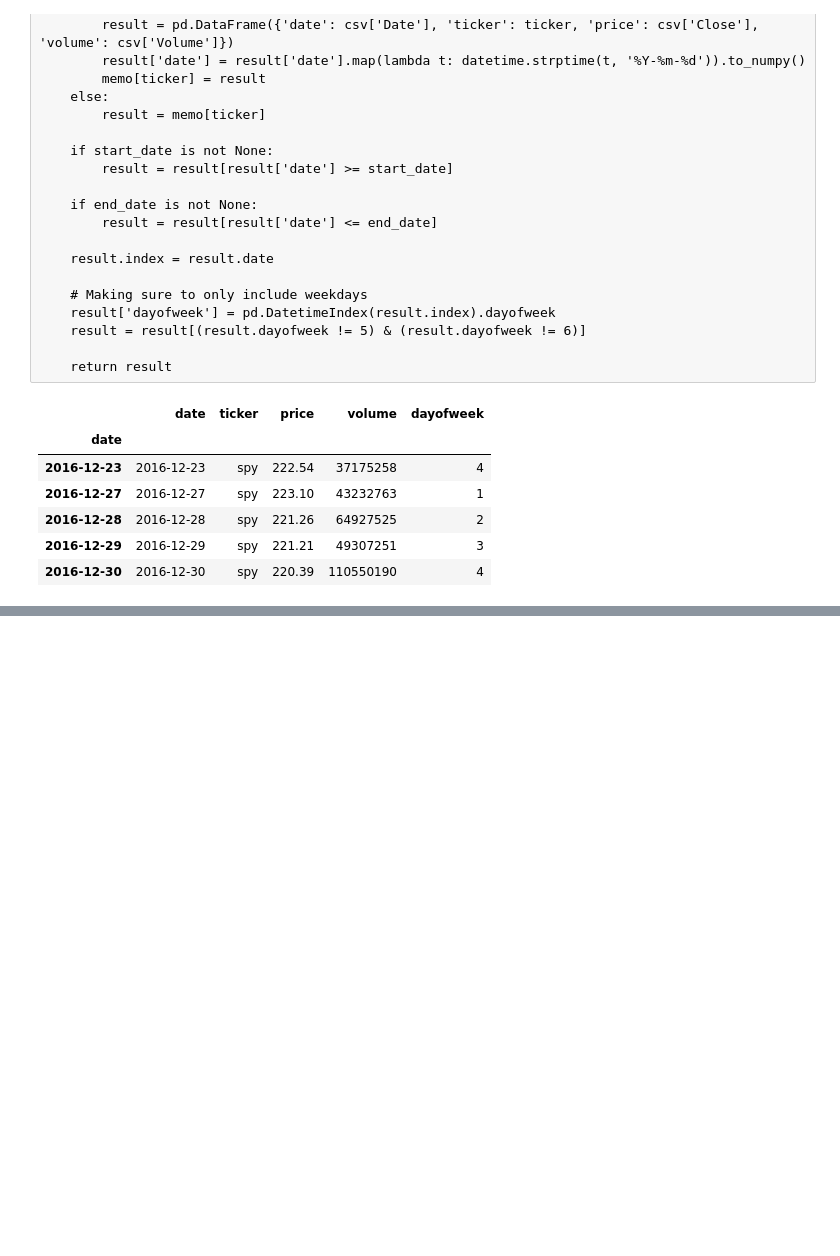
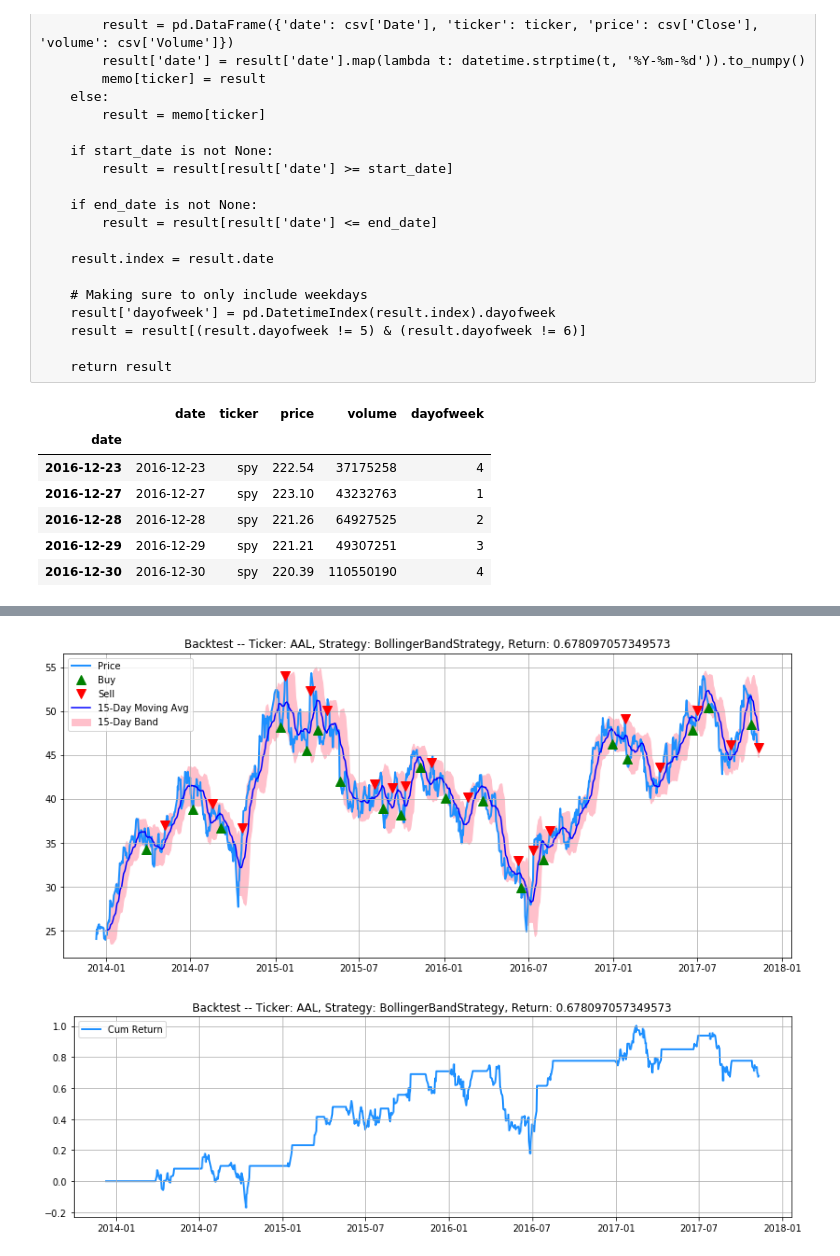
Before and after one commit to aramian-wasielak/trading-strategies, a Jupyter notebook: notebooks/Basic-Strategies.ipynb, the cells around one changed output, grey strips where cells are left out. Cells and saved outputs as stored; diff of their text form; code cells hidden in the pictures; blank space fills up the shorter version.

```diff
--- a/notebooks/Basic-Strategies.ipynb
+++ b/notebooks/Basic-Strategies.ipynb
@@ -820,17 +259,0 @@ KeyboardInterrupt:
-# %%
-start_time = datetime.now()
-print(start_time)
-
-params = [[SimpleMovingAvgCrossOverStrategy, BollingerBandStrategy],
-          [SimpleMovingAvgConfigGrid, BollingerBandConfigGrid],
-          [None, 3]]
-
-results = []
-for ticker in tqdm(tickers):
-    for strategy, config, num_runs in zip(*params):
-        print(ticker, strategy.__name__, config)
-        backtest_search = BacktestParamSearch(strategy, ticker, config, num_runs)
-        for b in backtest_search.run():
-            results.append([ticker, strategy.__name__, *b])
-
-print(datetime.now() - start_time)
@@ -956,0 +741,3 @@ if __name__ == "__main__":
+# %%
+r = returns.sort_values(by='sharpe', ascending=False)
+r.head()
@@ -956,0 +751,8 @@ if __name__ == "__main__":
+# %%
+backtest = Backtest(eval(r.iloc[0]['strategy']), r.iloc[0]['ticker'], r.iloc[0]['params'])
+backtest.run()
+backtest.plot()
+backtest.plot_returns()
+# %% [output]
+[figure, added]
+[figure, added]
```
Also changed, not shown: parts of 57 cells of this notebook.
